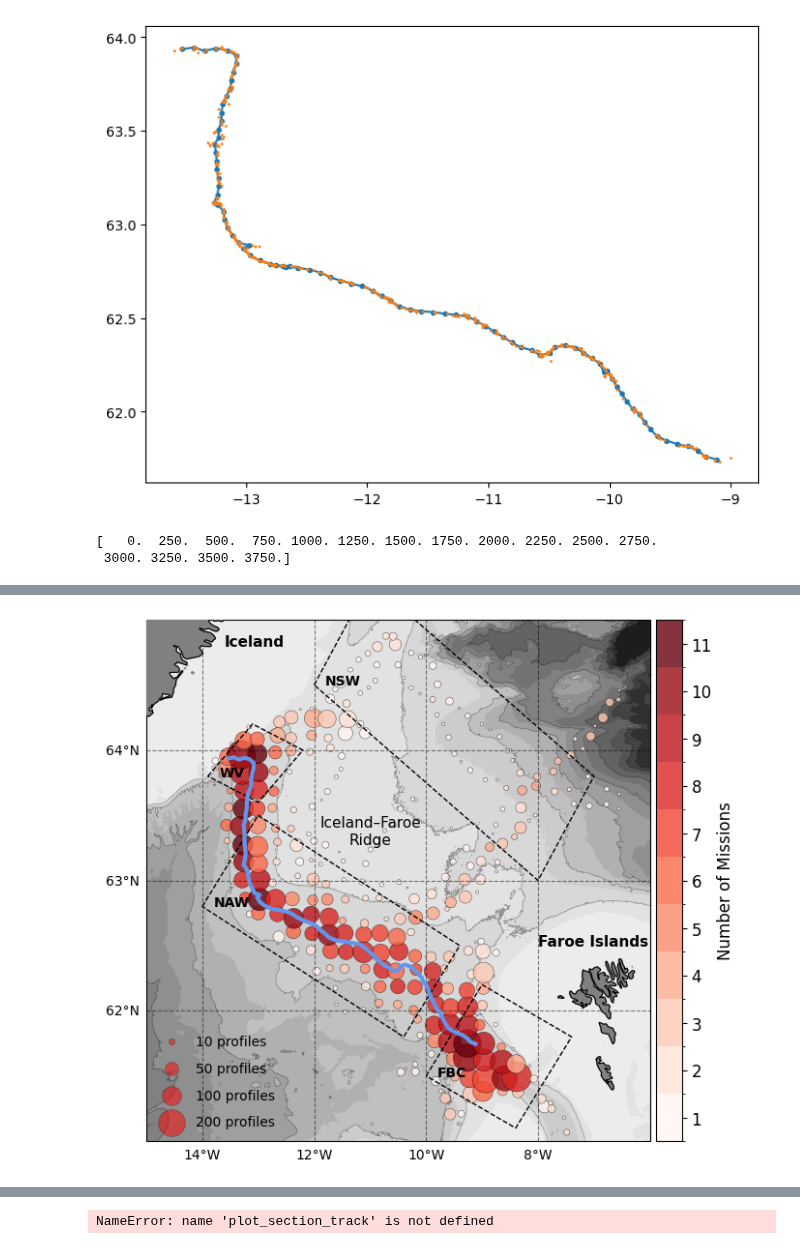
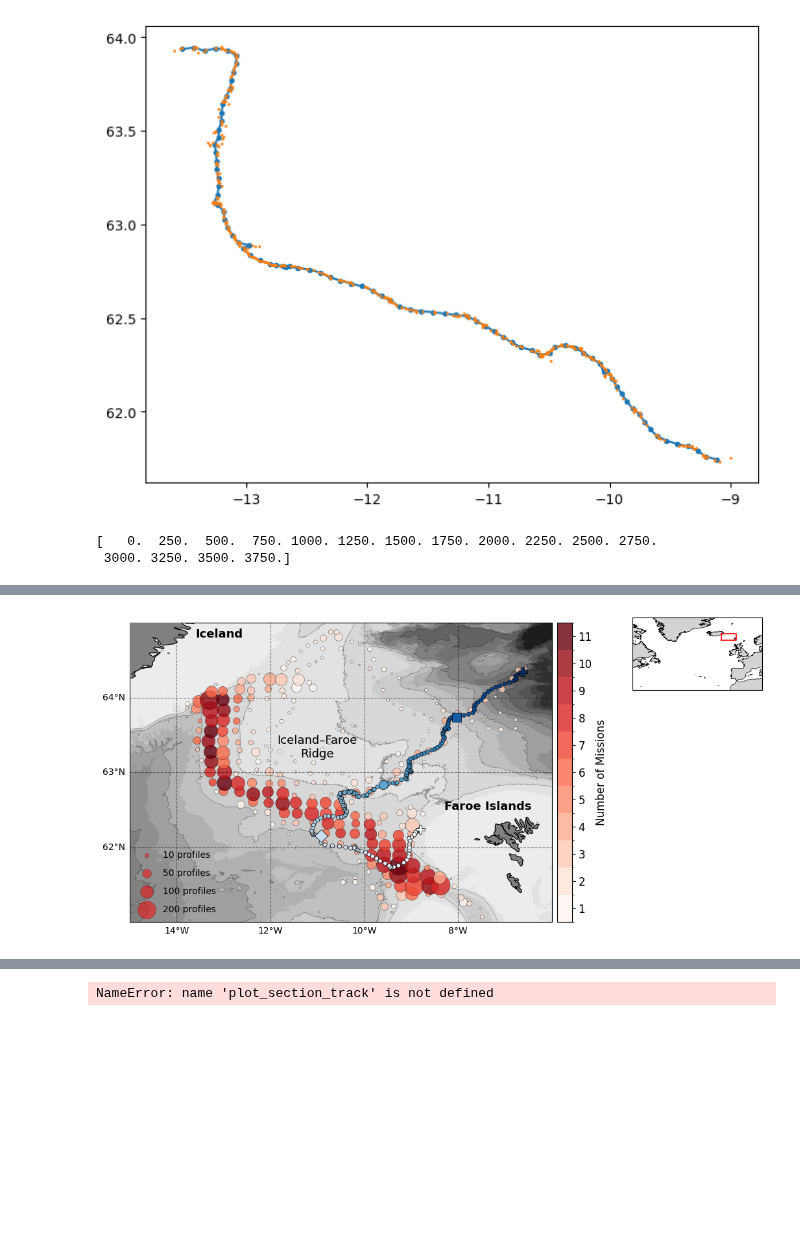
Before and after one commit to tillmrtz/dissipationSML, a Jupyter notebook: notebooks/dissipation_multiple_gliders.ipynb, the cells around one changed output, grey strips where cells are left out. Drawn from its saved outputs; the diff is of its cells as text; code cells hidden in the pictures; blank space fills up the shorter version.

Commit message:
Commit everything to main for clone onto new computer

```diff
--- a/notebooks/dissipation_multiple_gliders.ipynb
+++ b/notebooks/dissipation_multiple_gliders.ipynb
@@ -331,7 +331,7 @@ def plot_glider_density_by_mission(ds_list, mean_after="Profile", ax=None, bins=
 
     with plt.style.context(plotting_style):
         if ax is None:
-            fig, ax = plt.subplots(subplot_kw={"projection": map_kw}, figsize=(8, 6))
+            fig, ax = plt.subplots(subplot_kw={"projection": map_kw}, figsize=(10, 6))
         else:
             fig = plt.gcf()
 
@@ -697,32 +706,81 @@ plt.show()
+# %%
+target_ds = xr.open_dataset("/Users/tillmoritz/Desktop/Master_thesis/Data/Glider/005/20080606/dissipation_binned.nc")
+# %%
+target_ds['CAST'] = (np.ceil(target_ds.PROFILE_NUMBER/2)).astype(int)
 # %%
 ### plot a 10km filling around the contour line
 from shapely.geometry import LineString
 from shapely.ops import unary_union
 from pyproj import Geod
+from mpl_toolkits.axes_grid1.inset_locator import inset_axes
+
 with plt.style.context(plotting_style):
-        fig, ax = plot_glider_density_by_mission(mld_list_IFR, mean_after="Profile", bins=30)
-        ### plot the polygon inside the map and add small describtion
-        ax.add_patch(plt.Polygon(coords_FBC, closed=True, fill=None, edgecolor='black', linewidth=1, linestyle='--'))
-        ax.text(coords_FBC[0][0]+0.2, coords_FBC[0][1], 'FBC', fontsize=10, weight='bold', color='black', transform=ccrs.PlateCarree())
-        ax.add_patch(plt.Polygon(coords_NSW, closed=True, fill=None, edgecolor='black', linewidth=1,linestyle='--'))
-        ax.text(coords_NSW[0][0]+0.2, coords_NSW[0][1], 'NSW', fontsize=10, weight='bold', color='black', transform=ccrs.PlateCarree())
-        ax.add_patch(plt.Polygon(coords_ALW, closed=True, fill=None, edgecolor='black', linewidth=1,linestyle='--'))
-        ax.text(coords_ALW[0][0]+0.2, coords_ALW[0][1], 'NAW', fontsize=10, weight='bold', color='black', transform=ccrs.PlateCarree())
-        ax.add_patch(plt.Polygon(coords_WVJ, closed=True, fill=None, edgecolor='black', linewidth=1,linestyle='--'))
-        ax.text(coords_WVJ[0][0]+0.2, coords_WVJ[0][1], 'WV', fontsize=10, weight='bold', color='black', transform=ccrs.PlateCarree())
-        ax.plot(equal_spaced_coords[:, 0], equal_spaced_coords[:, 1], 'cornflowerblue', linewidth=3, transform=ccrs.PlateCarree())
-        ### add the description Iceland and Faroe Islands to the map
-        ax.text(-13.6, 64.8, 'Iceland', fontsize=11, weight='bold', color='black', transform=ccrs.PlateCarree(), zorder=100)
-        ax.text(-8.0, 62.5, 'Faroe Islands', fontsize=11, weight='bold', color='black', transform=ccrs.PlateCarree(), zorder=100)
-        ax.text(-11, 63.5, "Iceland–Faroe\nRidge",fontsize=11,color="black",ha="center",va="top",transform=ccrs.PlateCarree(),zorder=100)
-        ### plot cooridinates sec1 and sec2
-        #ax.add_patch(plt.Polygon(coords_sec1, closed=True, fill=None, edgecolor='black', linewidth=1, linestyle=':'))
-        #ax.add_patch(plt.Polygon(coords_sec2, closed=True, fill=None, edgecolor='black', linewidth=1, linestyle=':'))
-
-        fig.set_size_inches(8, 7)
+    fig, ax = plot_glider_density_by_mission(mld_list_IFR, mean_after="Profile", bins=30)
+    ### plot the polygon inside the map and add small describtion
+    """ax.add_patch(plt.Polygon(coords_FBC, closed=True, fill=None, edgecolor='black', linewidth=1, linestyle='--'))
+    ax.text(coords_FBC[0][0]+0.2, coords_FBC[0][1], 'FBC', fontsize=10, weight='bold', color='black', transform=ccrs.PlateCarree())
+    ax.add_patch(plt.Polygon(coords_NSW, closed=True, fill=None, edgecolor='black', linewidth=1,linestyle='--'))
+    ax.text(coords_NSW[0][0]+0.2, coords_NSW[0][1], 'NSW', fontsize=10, weight='bold', color='black', transform=ccrs.PlateCarree())
+    ax.add_patch(plt.Polygon(coords_ALW, closed=True, fill=None, edgecolor='black', linewidth=1,linestyle='--'))
+    ax.text(coords_ALW[0][0]+0.2, coords_ALW[0][1], 'NAW', fontsize=10, weight='bold', color='black', transform=ccrs.PlateCarree())
+    ax.add_patch(plt.Polygon(coords_WVJ, closed=True, fill=None, edgecolor='black', linewidth=1,linestyle='--'))
+    ax.text(coords_WVJ[0][0]+0.2, coords_WVJ[0][1], 'WV', fontsize=10, weight='bold', color='black', transform=ccrs.PlateCarree())
+    ax.plot(equal_spaced_coords[:, 0], equal_spaced_coords[:, 1], 'cornflowerblue', linewidth=3, transform=ccrs.PlateCarree())"""
+    ### add the description Iceland and Faroe Islands to the map
+    ax.text(-13.6, 64.8, 'Iceland', fontsize=13, weight='bold', color='black', transform=ccrs.PlateCarree(), zorder=100)
+    ax.text(-8.3, 62.5, 'Faroe Islands', fontsize=13, weight='bold', color='black', transform=ccrs.PlateCarree(), zorder=100)
+    ax.text(-11, 63.5, "Iceland–Faroe\nRidge",fontsize=13,color="black",ha="center",va="top",transform=ccrs.PlateCarree(),zorder=100)
+    ### plot cooridinates sec1 and sec2
+    #ax.add_patch(plt.Polygon(coords_sec1, closed=True, fill=None, edgecolor='black', linewidth=1, linestyle=':'))
+    #ax.add_patch(plt.Polygon(coords_sec2, closed=True, fill=None, edgecolor='black', linewidth=1, linestyle=':'))
 
 
-        #fig.savefig(thesis_resources_path + '/Map.png', dpi=300, bbox_inches='tight', transparent=True)
+    ### plot the track of the target mission, each scatter point representing one Cast (group by Cast) and color by time
+    if target_ds is not None:
+        ### cut all casts before 180 and after 370
+        ds_casts = target_ds.where((target_ds.CAST >= 175) & (target_ds.CAST <= 365), drop=True)
+        latitudes = ds_casts.LATITUDE.groupby(ds_casts.CAST).mean().values
+        longitudes = ds_casts.LONGITUDE.groupby(ds_casts.CAST).mean().values
+        times = ds_casts.TIME.groupby(ds_casts.CAST).mean().values
+        colors = cm.Blues((times - times.min()) / (times.max() - times.min()))
+        casts = ds_casts.CAST.groupby(ds_casts.CAST).mean().values
+
+        sc = ax.scatter(longitudes, latitudes, c=times, cmap="Blues", s=20, marker="o", edgecolor='black', linewidth=0.5, transform=ccrs.PlateCarree(), zorder=101)
+        ### add starts and ends of the track
+        casts_to_show = [int(casts.min()),120,220,280,340,int(casts.max())]
+        cast_symbols = ["P","^","D","o","s", "P"]
+        for cast, symbol in zip(casts_to_show, cast_symbols):
+            idx = np.where(casts == cast)[0]
+            ax.scatter(longitudes[idx], latitudes[idx], color=colors[idx], s=100, marker=symbol, edgecolor='black', linewidth=0.5, transform=ccrs.PlateCarree(), zorder=102)
+            print(longitudes[idx], latitudes[idx], cast)
+
+        #ax.legend(loc='upper right', fontsize=10)
+        #fig.set_size_inches(8, 7)
+        leg = ax.legend(scatterpoints=1, frameon=True, labelspacing=1, loc='lower left', fontsize = 10)#, bbox_to_anchor=(1.2, 0.0)) #
+        leg.get_frame().set_facecolor('none')
+        leg.get_frame().set_edgecolor('none')
+
+    # --- Add inset map ---
+    # create a rectangle in figure coordinates [left, bottom, width, height]
+    inset_ax_position = [0.9, 0.7,0.2, 0.2]  # adjust to taste
+    inset = fig.add_axes(inset_ax_position, projection=ccrs.PlateCarree())
+
+    # Set extent of North Atlantic
+    inset.set_extent([-70, 10, 30, 75], crs=ccrs.PlateCarree())
+
+    # Add land and coastlines
+    inset.add_feature(cfeature.LAND, facecolor="lightgray")
+    inset.add_feature(cfeature.COASTLINE, linewidth=0.5)
+
+    # Draw red rectangle for main domain
+    lon_min, lon_max = -15, -6
+    lat_min, lat_max = 61, 65
+    inset.plot([lon_min, lon_max, lon_max, lon_min, lon_min],
+            [lat_min, lat_min, lat_max, lat_max, lat_min],
+            color="red", linewidth=1.2, transform=ccrs.PlateCarree())
+
+    #inset.set_title("North Atlantic", fontsize=8)
+fig.savefig('/Users/tillmoritz/Desktop/OSM/Map.png', dpi=300, bbox_inches='tight', transparent=True)
 plt.show()
 # %% [output]
 [   0.  250.  500.  750. 1000. 1250. 1500. 1750. 2000. 2250. 2500. 2750.
@@ -730 +794 @@ plt.show()
-[figure, old version]
+[figure, new version]
```
Also changed, not shown: parts of 16 cells of this notebook, 9 other files.
